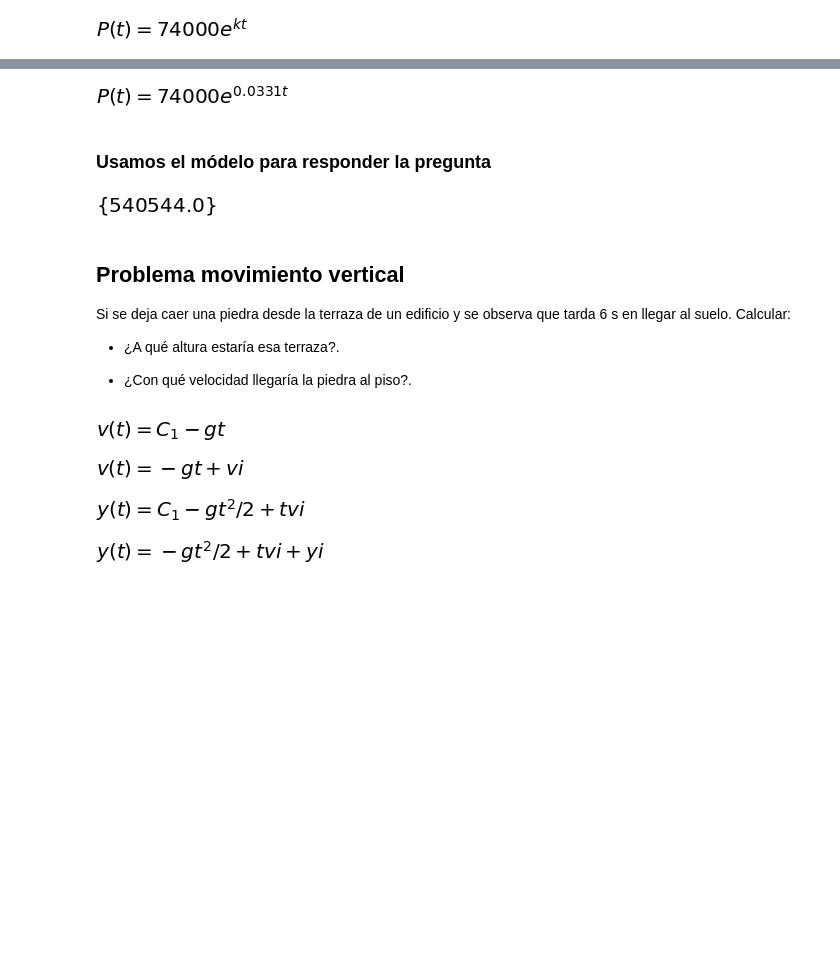
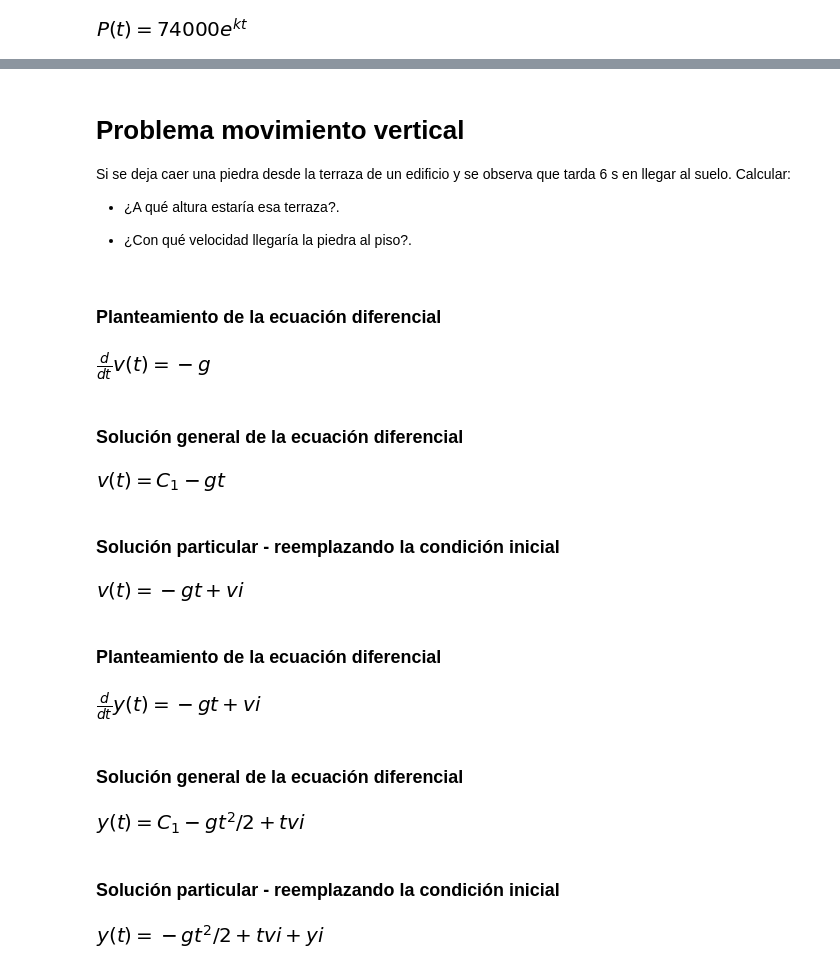
Before and after one commit to josorio398/CALCULO-INTEGRAL-CON-PYTHON, a Jupyter notebook: Cálculo_integral_con_Python_Integrales_indefinidas,_definidas_y_teorema_fundamental_del_cálculo_.ipynb, the cells around one changed output, grey strips where cells are left out. Cells and saved outputs as stored; diff of their text form; code cells hidden in the pictures; blank space fills up the shorter version.

```diff
--- a/Cálculo_integral_con_Python_Integrales_indefinidas,_definidas_y_teorema_fundamental_del_cálculo_.ipynb
+++ b/Cálculo_integral_con_Python_Integrales_indefinidas,_definidas_y_teorema_fundamental_del_cálculo_.ipynb
@@ -358,28 +339,27 @@ K
-# %%
-sol_parti.subs(k,K)         #Reemplazamos K en k de la solución particular
-# %% [output]
-[figure, removed]
-# %% [markdown]
-### **Usamos el módelo para responder la pregunta**
-# %%
-solu = solveset(sol_parti.subs({k:K,t:60}),P(60),domain=S.Reals)     # Remplazamos t = 60  para hallar la población en el 2030
-solu.evalf(10)
-# %% [output]
-[figure, removed]
 # %% [markdown]
-##  **Problema movimiento vertical**
+#  **Problema movimiento vertical**
 Si se deja caer una piedra desde la terraza de un edificio y se observa que tarda 6 s en llegar al suelo. Calcular:
 
 * ¿A qué altura estaría esa terraza?.
 
 * ¿Con qué velocidad llegaría la piedra al piso?.
+# %% [markdown]
+### **Planteamiento de la ecuación diferencial**
 # %%
 v = Function("v")                                  # Definimos función de velocidad
 t,g,vi,yi = symbols("t g vi yi",real= True)        # Definimos la constante g
 
-Ecu = Eq(diff(v(t),t),-g)   # Planteamos la ecuación diferencial
-sol = dsolve(Ecu,v(t))      # Resolvemos la ecuación diferencial
-sol
+Ecu = Eq(diff(v(t),t),-g)  # Planteamos la ecuación diferencial
+Ecu
 # %% [output]
-[figure, old version]
+[figure, new version]
+# %% [markdown]
+### **Solución general de la ecuación diferencial**
+# %%
+sol = dsolve(Ecu,v(t))      # Resolvemos la ecuación diferencial
+sol
+# %% [output]
+[figure, added]
+# %% [markdown]
+### **Solución particular - reemplazando la condición inicial**
 # %%
@@ -387,13 +367,23 @@ dsolve(Ecu,v(t),ics={v(0):vi})
 # %% [output]
 [figure]
+# %% [markdown]
+### **Planteamiento de la ecuación diferencial**
 # %%
-y = Function("y") # Definimos función de velocidad
+y = Function("y")             # Definimos función de velocidad
 
 Ecu = Eq(diff(y(t),t),vi-g*t) #planteamos la ecuación diferencial
-sol = dsolve(Ecu,y(t))        #Resolvemos la ecuación diferencial
-sol
+Ecu
 # %% [output]
-[figure, old version]
+[figure, new version]
+# %% [markdown]
+### **Solución general de la ecuación diferencial**
+# %%
+sol = dsolve(Ecu,y(t))        #Resolvemos la ecuación diferencial
+sol
+# %% [output]
+[figure, added]
+# %% [markdown]
+### **Solución particular - reemplazando la condición inicial**
 # %%
 dsolve(Ecu,y(t),ics={y(0):yi})
 # %% [output]
```
Also changed, not shown: parts of 15 cells of this notebook.
